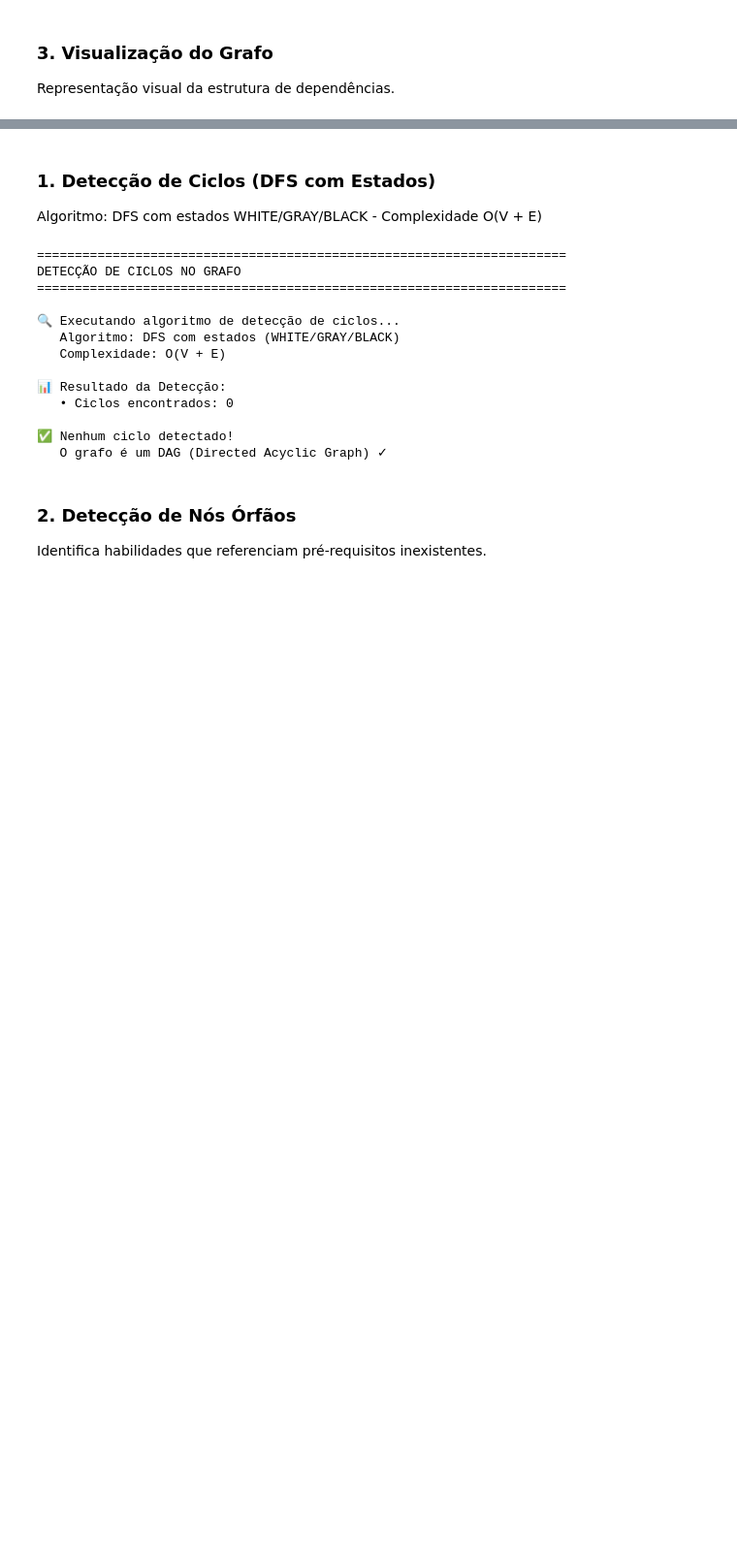
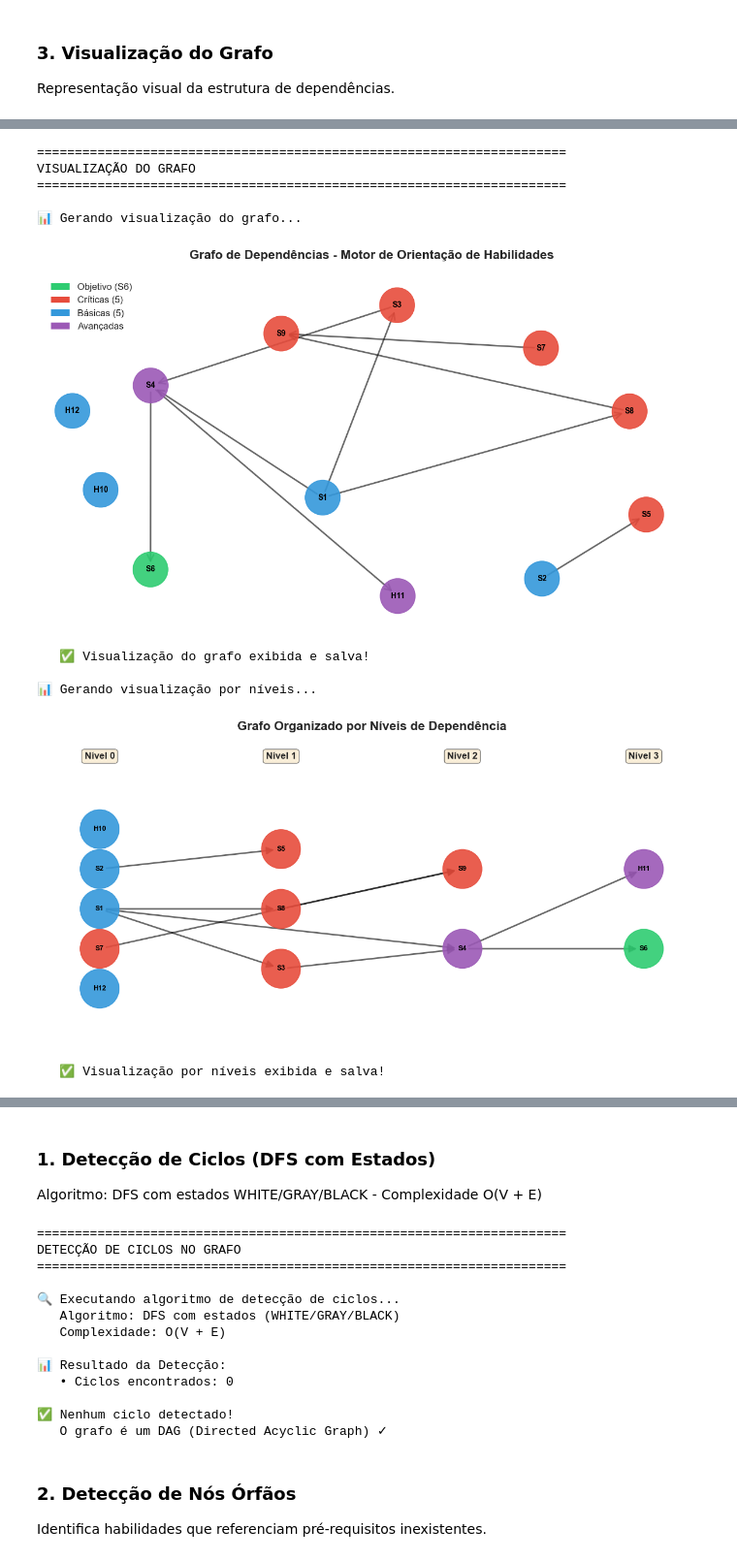
Before and after one commit to renan-utida/Global-Solution-2---Dynamic-Programming-MOH-, a Jupyter notebook: GS_Dynamic_Programming.ipynb, the cells around one changed output, grey strips where cells are left out. Shown at 97% size. Cells and saved outputs as stored; diff of their text form; code cells hidden in the pictures; blank space fills up the shorter version.

Commit message:
Adicionando mais um gráfico para exibição do grafo, e adicionando mais funcionalidades para validacao critica do grafo

```diff
--- a/GS_Dynamic_Programming.ipynb
+++ b/GS_Dynamic_Programming.ipynb
@@ -486,2 +413,43 @@ VISUALIZAÇÃO DO GRAFO
+# %%
+print_header("VISUALIZAÇÃO DO GRAFO")
+
+print("\n📊 Gerando visualização do grafo...")
+
+# Salva figura
+figures_dir = OUTPUTS_DIR / 'figures'
+figures_dir.mkdir(exist_ok=True)
+
+# Plota grafo de dependências
+plot_graph_structure(
+    graph,
+    target_skill=TARGET_SKILL,
+    critical_skills=CRITICAL_SKILLS,
+    basic_skills=BASIC_SKILLS,
+    save_path=figures_dir / 'graph_structure.png',
+    seed=GLOBAL_SEED
+)
+plt.show()
+
+print("   ✅ Visualização do grafo exibida e salva!")
+
+print("\n📊 Gerando visualização por níveis...")
+
+# Plota grafo organizado por níveis
+plot_graph_by_levels(graph, save_path=figures_dir / 'graph_by_levels.png')
+plt.show()
+
+print("   ✅ Visualização por níveis exibida e salva!")
+# %% [output]
+======================================================================
+VISUALIZAÇÃO DO GRAFO
+======================================================================
+
+📊 Gerando visualização do grafo...
+[figure, added]
+   ✅ Visualização do grafo exibida e salva!
+
+📊 Gerando visualização por níveis...
+[figure, added]
+   ✅ Visualização por níveis exibida e salva!
 # %% [markdown]
 ## 🔍 **FASE 1: Validação Crítica do Grafo**
```
Also changed, not shown: parts of 16 cells of this notebook, 14 other files.
